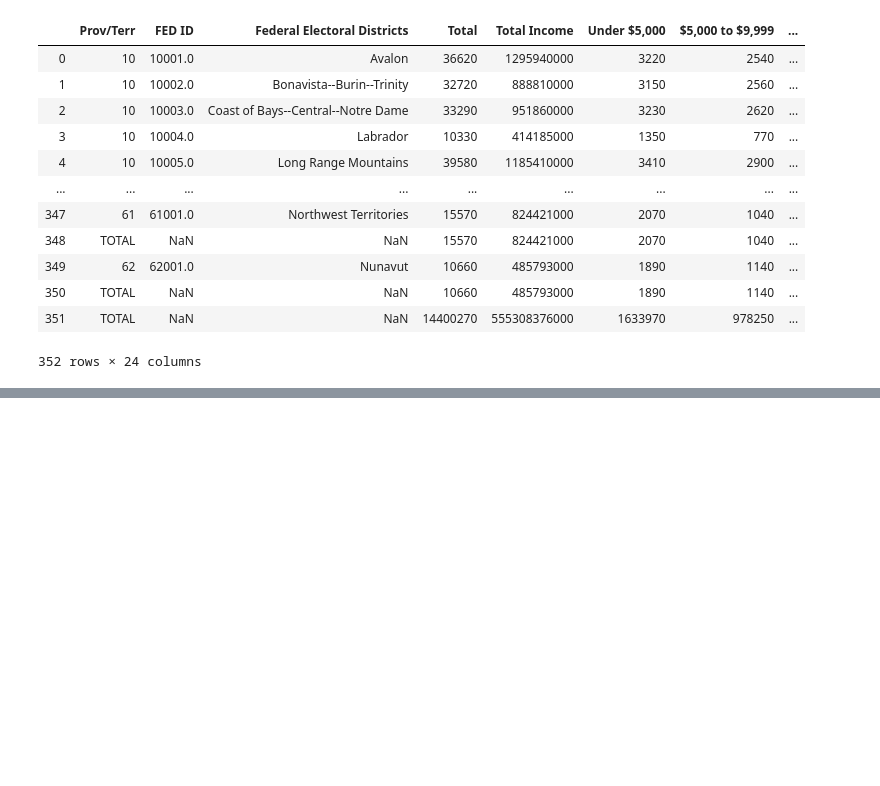
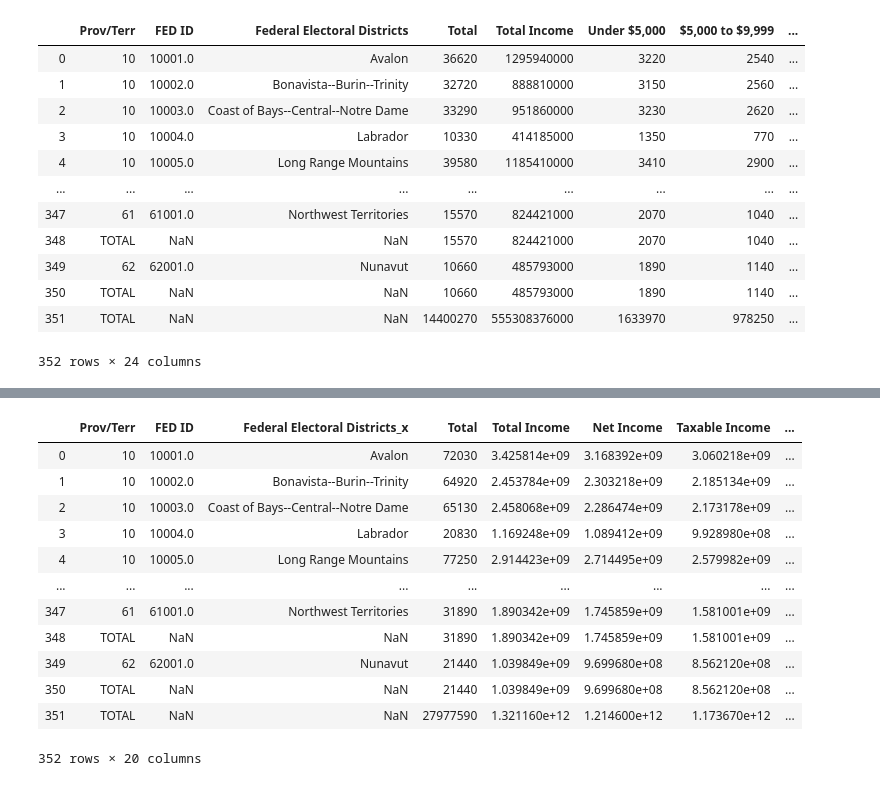
Before and after one commit to bsmirnov12/ABDS-Project-1, a Jupyter notebook: Analysis.ipynb, the cells around one changed output, grey strips where cells are left out. Cells and saved outputs as stored; diff of their text form; code cells hidden in the pictures; blank space fills up the shorter version.

```diff
--- a/Analysis.ipynb
+++ b/Analysis.ipynb
@@ -165,0 +166,2 @@ incomepdfinal
+# %%
+electedpd=pd.read_csv(final_elected, engine='python')
@@ -165,0 +186,2 @@ incomepdfinal
+# %%
+incomevsvotes= pd.merge(incomepdfinal, electedpd, how="left", on="FED ID")
@@ -165,0 +228,16 @@ incomepdfinal
+# %%
+incomevsvotes
+# %% [output]
+|  | Prov/Terr | FED ID | Federal Electoral Districts_x | Total | Total Income | Net Income | Taxable Income | ... |
+| 0 | 10 | 10001.0 | Avalon | 72030 | 3.425814e+09 | 3.168392e+09 | 3.060218e+09 | ... |
+| 1 | 10 | 10002.0 | Bonavista--Burin--Trinity | 64920 | 2.453784e+09 | 2.303218e+09 | 2.185134e+09 | ... |
+| 2 | 10 | 10003.0 | Coast of Bays--Central--Notre Dame | 65130 | 2.458068e+09 | 2.286474e+09 | 2.173178e+09 | ... |
+| 3 | 10 | 10004.0 | Labrador | 20830 | 1.169248e+09 | 1.089412e+09 | 9.928980e+08 | ... |
+| 4 | 10 | 10005.0 | Long Range Mountains | 77250 | 2.914423e+09 | 2.714495e+09 | 2.579982e+09 | ... |
+| ... | ... | ... | ... | ... | ... | ... | ... | ... |
+| 347 | 61 | 61001.0 | Northwest Territories | 31890 | 1.890342e+09 | 1.745859e+09 | 1.581001e+09 | ... |
+| 348 | TOTAL | NaN | NaN | 31890 | 1.890342e+09 | 1.745859e+09 | 1.581001e+09 | ... |
+| 349 | 62 | 62001.0 | Nunavut | 21440 | 1.039849e+09 | 9.699680e+08 | 8.562120e+08 | ... |
+| 350 | TOTAL | NaN | NaN | 21440 | 1.039849e+09 | 9.699680e+08 | 8.562120e+08 | ... |
+| 351 | TOTAL | NaN | NaN | 27977590 | 1.321160e+12 | 1.214600e+12 | 1.173670e+12 | ... |
+352 rows × 20 columns
```
Also changed, not shown: parts of 13 cells of this notebook, 1 other file.
